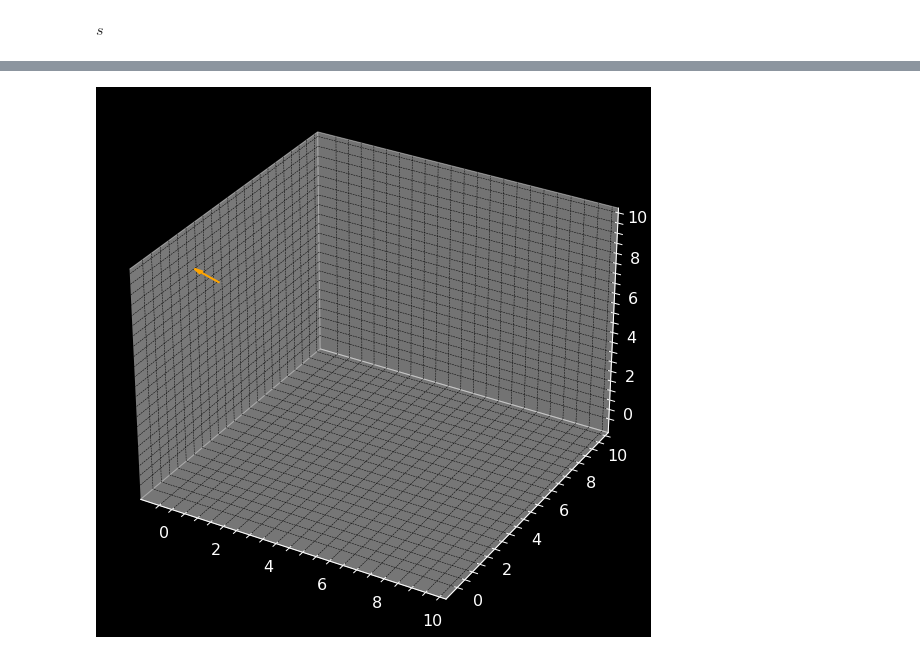
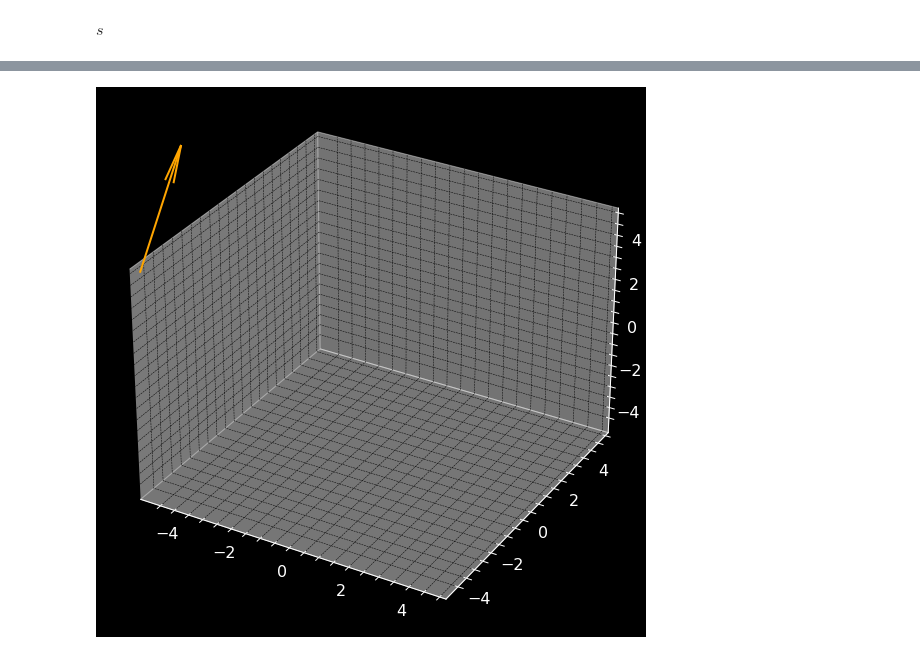
Before and after one commit to NOELDOMINICBIJOY/mescellaneous, a Jupyter notebook: biot_savart/biot_savart.ipynb, the cells around one changed output, grey strips where cells are left out. Cells and saved outputs as stored; diff of their text form; code cells hidden in the pictures.

```diff
--- a/biot_savart/biot_savart.ipynb
+++ b/biot_savart/biot_savart.ipynb
@@ -55,7 +44,7 @@ s
 $\displaystyle s$
 # %%
 
-r_dl = Vector(smp.cos(s), smp.sin(s), s)
+r_dl = Vector(smp.cos(s), smp.sin(s), 0)
 r_dl_prime = r_dl.differentiate()
-r_dl_prime
+r_dl.vector
 # %% [output]
@@ -63,5 +52,5 @@ $\displaystyle \left[\begin{matrix}- \sin{\left(s \right)}\\\cos{\left(s \right)
 # %%
-r_p_index = 0
+r_p_index = 2
 r_p = Vector(r_ps[r_p_index][0], r_ps[r_p_index][1], r_ps[r_p_index][2])
 r_p_dl = r_p - r_dl
 r_p_dl
@@ -85,11 +76,11 @@ b[2][0]
 fig = plt.figure(figsize=(18,10))
 ax = fig.gca(projection='3d')
 
-r_p = np.array([0, 0, 0])
+r_p = np.array([-5, -5, -5])
 
-ax.quiver(r_p[0], r_p[1], r_p[2], b[0][0], b[1][0], b[2][0], color = 'yellow', length = 1)
-ax.set_xlim(0, 10)
-ax.set_ylim(0, 10)
-ax.set_zlim(0, 10)
+ax.quiver(r_p[0], r_p[1], r_p[2], b[0], b[1], b[2], color = 'yellow', length = 100)
+ax.set_xlim(-5, 5)
+ax.set_ylim(-5, 5)
+ax.set_zlim(-5, 5)
 plt.show()
 # %% [output]
@@ -107,10 +98,10 @@ while r_p_index < len(r_ps):
     db = Vector(db[0], db[1], db[2])
 
     db_f = db.convert_to_function(s)
-    b.append(integrate_function(db_f, [0, 2*np.pi]))
+    b.append(integrate_function(db_f, [0, np.pi]))
 
     r_p_index += 1
 
 b = np.array(b)
-b[0]
+b[400]
 # %% [output]
@@ -180,21 +160,21 @@ array([[ 2.38107054e-01, -6.90957873e-01,  6.82555674e-01],
 # %%
 r_p_index = 10
 
 fig = plt.figure(figsize=(18,10))
 ax = fig.gca(projection='3d')
 
 r_p = r_ps[r_p_index]
 b_m_p = b_m[r_p_index]
 
-ax.quiver(float(r_p[0]), r_p[1], r_p[2], b_m_p[0], b_m_p[1], b_m_p[2], color = 'orange', length = 1)
-ax.set_xlim(-1, 10)
-ax.set_ylim(-1, 10)
-ax.set_zlim(-1, 10)
+ax.quiver(float(r_p[0]), r_p[1], r_p[2], b_m_p[0], b_m_p[1], b_m_p[2], color = 'orange', length = 10)
+ax.set_xlim(-5, 5)
+ax.set_ylim(-5, 5)
+ax.set_zlim(-5, 5)
 
 
 plt.show()
 # %% [output]
-[figure, old version]
+[figure, new version]
 # %%
 x_ps = []
 for i in r_ps:
```
Also changed, not shown: parts of 15 cells of this notebook, 4 other files.
